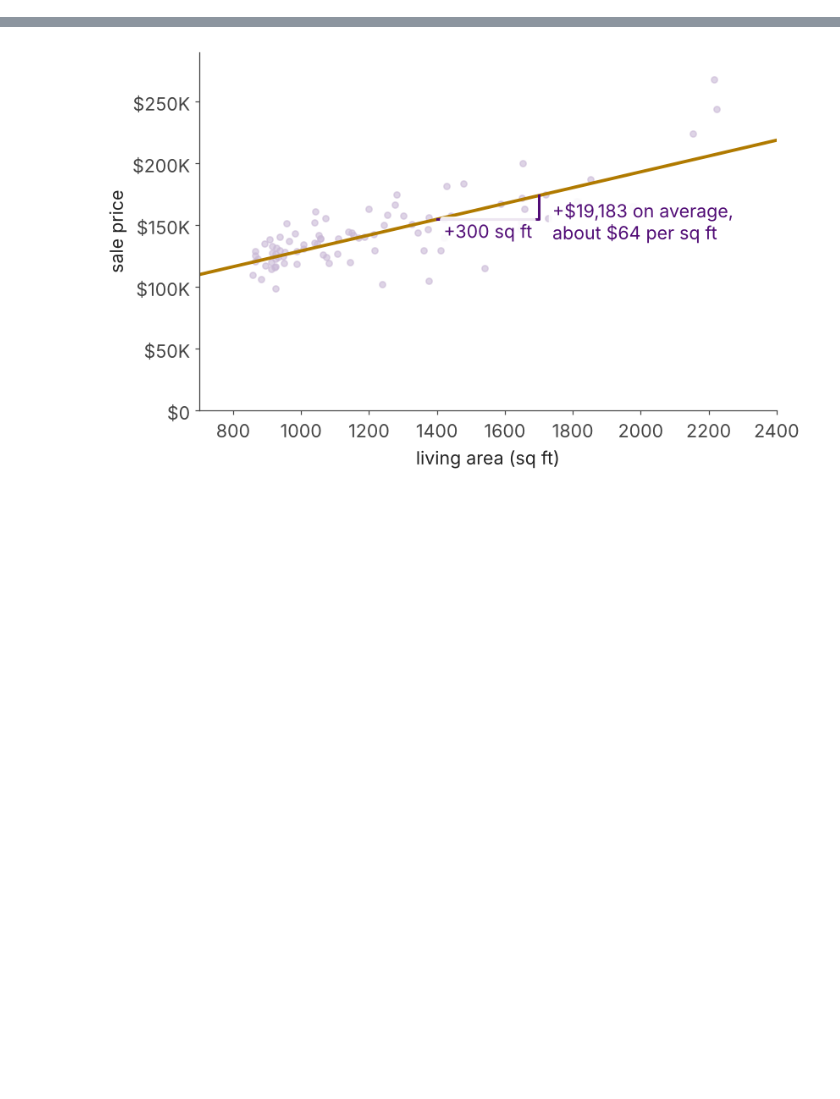
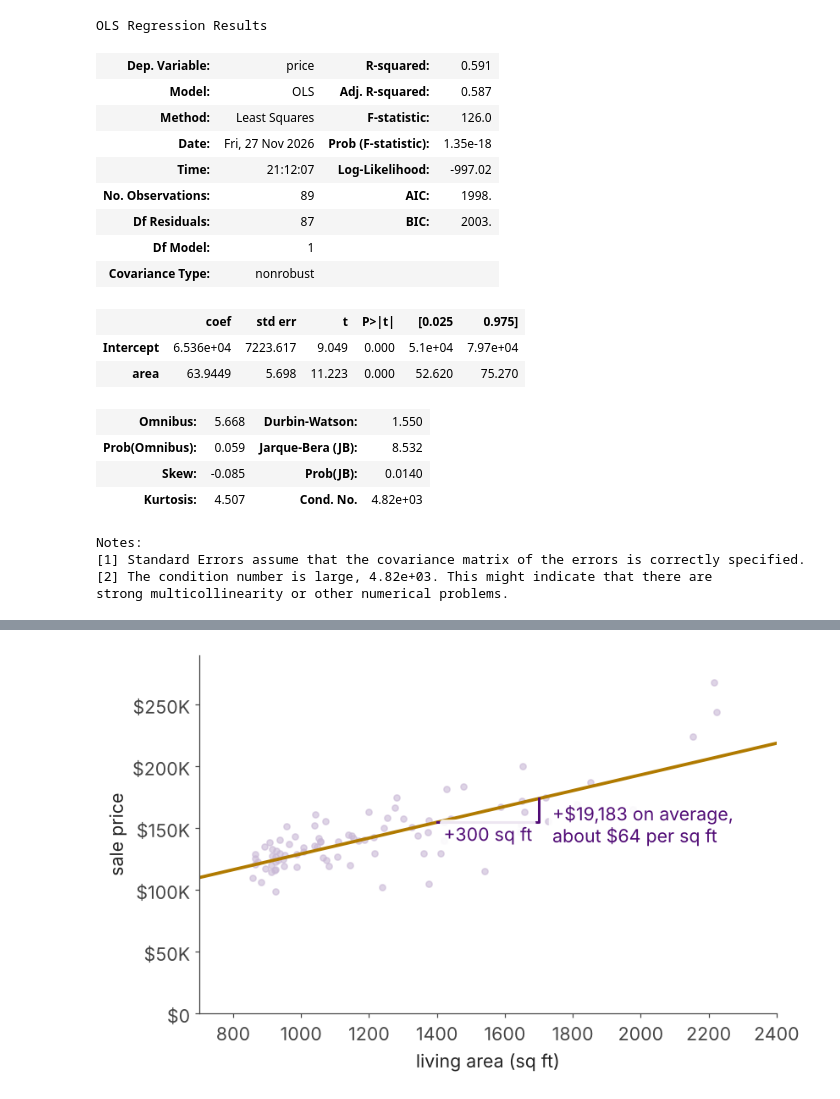
Before and after one commit to ust-buan-640/buan-640-notebooks, a Jupyter notebook: notebooks/m11-4-reading-output.ipynb, the cells around one changed output, grey strips where cells are left out. Drawn from its saved outputs; the diff is of its cells as text; code cells hidden in the pictures; blank space fills up the shorter version.

Commit message:
Updated the file for reading the regression output

```diff
--- a/notebooks/m11-4-reading-output.ipynb
+++ b/notebooks/m11-4-reading-output.ipynb
@@ -75,0 +82,24 @@ dtype: float64
+# %%
+model.summary()
+# %% [output]
+OLS Regression Results
+| Dep. Variable: | price | R-squared: | 0.591 |
+| Model: | OLS | Adj. R-squared: | 0.587 |
+| Method: | Least Squares | F-statistic: | 126.0 |
+| Date: | Fri, 27 Nov 2026 | Prob (F-statistic): | 1.35e-18 |
+| Time: | 21:12:07 | Log-Likelihood: | -997.02 |
+| No. Observations: | 89 | AIC: | 1998. |
+| Df Residuals: | 87 | BIC: | 2003. |
+| Df Model: | 1 |  |  |
+| Covariance Type: | nonrobust |  |  |
+|  | coef | std err | t | P>|t| | [0.025 | 0.975] |
+| Intercept | 6.536e+04 | 7223.617 | 9.049 | 0.000 | 5.1e+04 | 7.97e+04 |
+| area | 63.9449 | 5.698 | 11.223 | 0.000 | 52.620 | 75.270 |
+| Omnibus: | 5.668 | Durbin-Watson: | 1.550 |
+| Prob(Omnibus): | 0.059 | Jarque-Bera (JB): | 8.532 |
+| Skew: | -0.085 | Prob(JB): | 0.0140 |
+| Kurtosis: | 4.507 | Cond. No. | 4.82e+03 |
+Notes:
+[1] Standard Errors assume that the covariance matrix of the errors is correctly specified.
+[2] The condition number is large, 4.82e+03. This might indicate that there are
+strong multicollinearity or other numerical problems.
```
Also changed, not shown: parts of 30 cells of this notebook.
